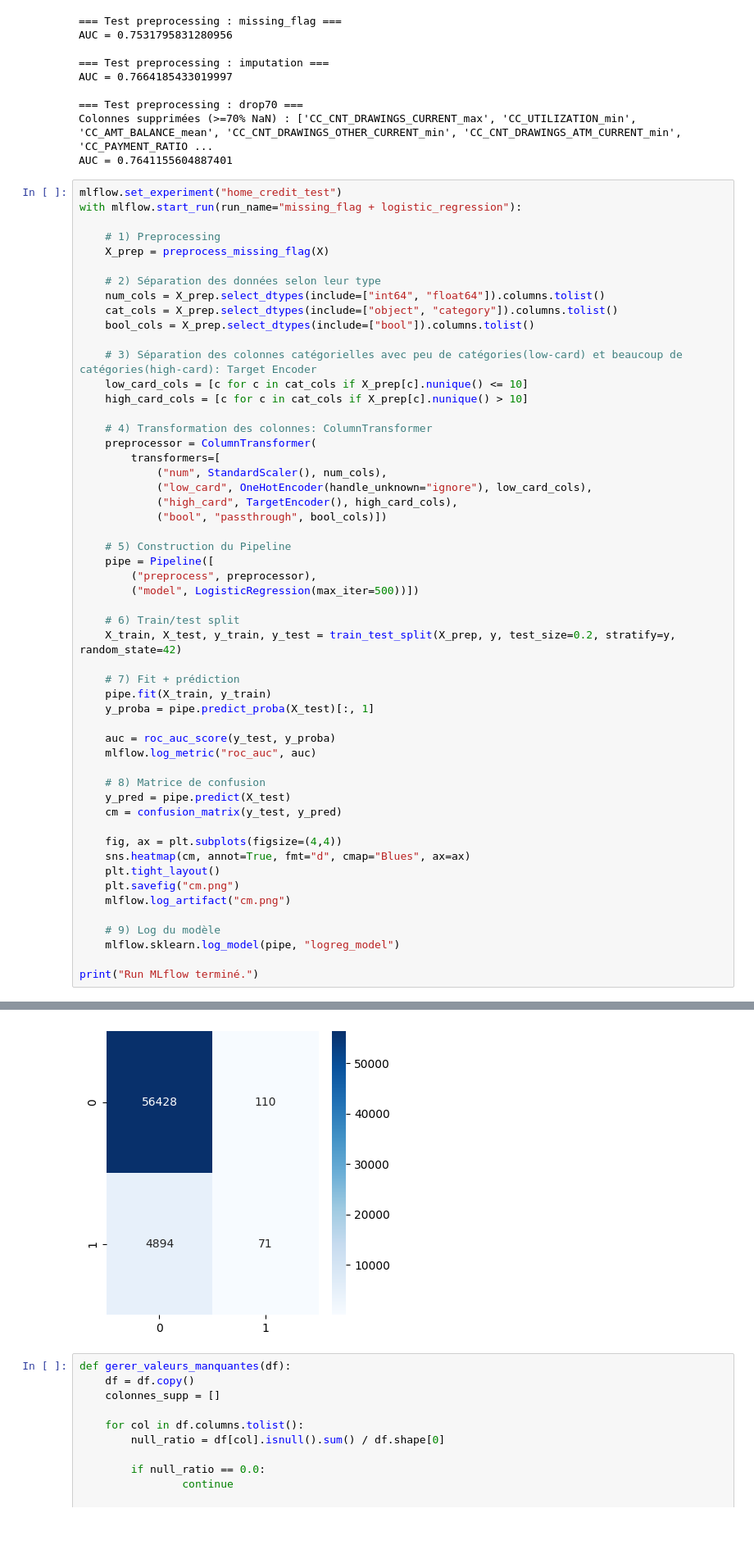
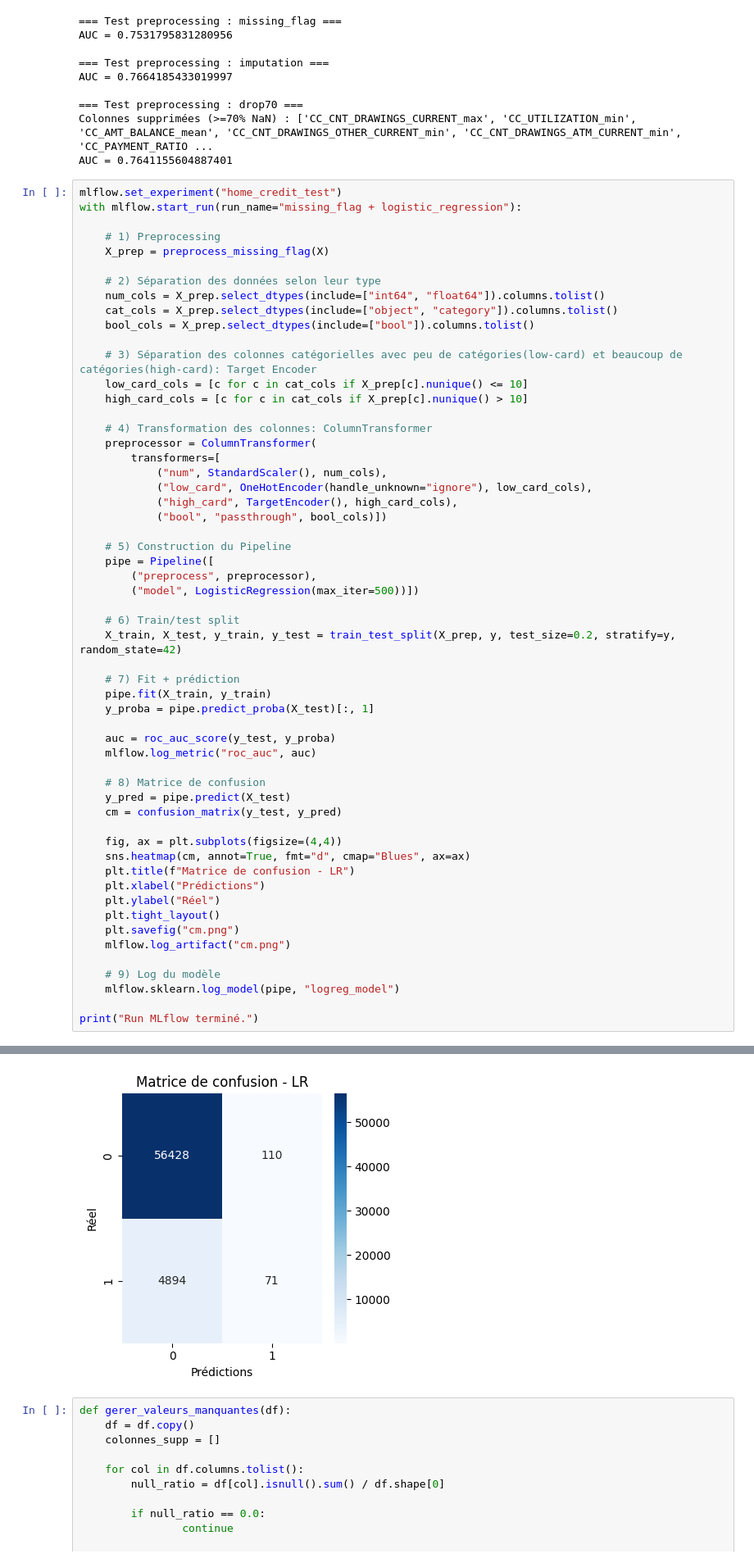
Before and after one commit to Diaure/Classification-Risque-Credit-Pipeline-MLOps-, a Jupyter notebook: P6_202602.ipynb, the cells around one changed output, grey strips where cells are left out. Shown at 82% size. Drawn from its saved outputs; the diff is of its cells as text; blank space fills up the shorter version.

```diff
--- a/P6_202602.ipynb
+++ b/P6_202602.ipynb
@@ -1143,6 +1143,9 @@ with mlflow.start_run(run_name="missing_flag + logistic_regression"):
 
     fig, ax = plt.subplots(figsize=(4,4))
     sns.heatmap(cm, annot=True, fmt="d", cmap="Blues", ax=ax)
+    plt.title(f"Matrice de confusion - LR")
+    plt.xlabel("Prédictions")
+    plt.ylabel("Réel")
     plt.tight_layout()
     plt.savefig("cm.png")
     mlflow.log_artifact("cm.png")
@@ -1172,5 +1159,5 @@ print("Run MLflow terminé.")
 Run MLflow terminé.
-[figure, old version]
+[figure, new version]
 # %%
 def gerer_valeurs_manquantes(df):
     df = df.copy()
```
Also changed, not shown: parts of 1 cell of this notebook, 1 other file.
